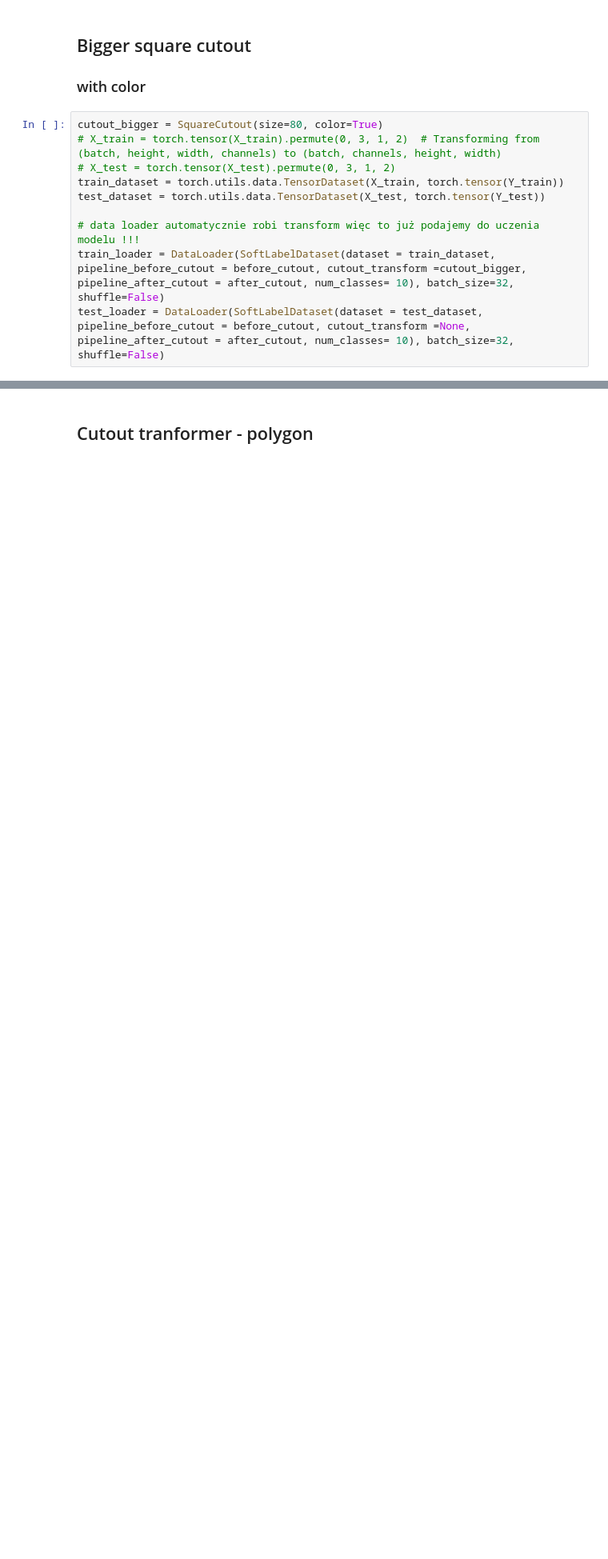
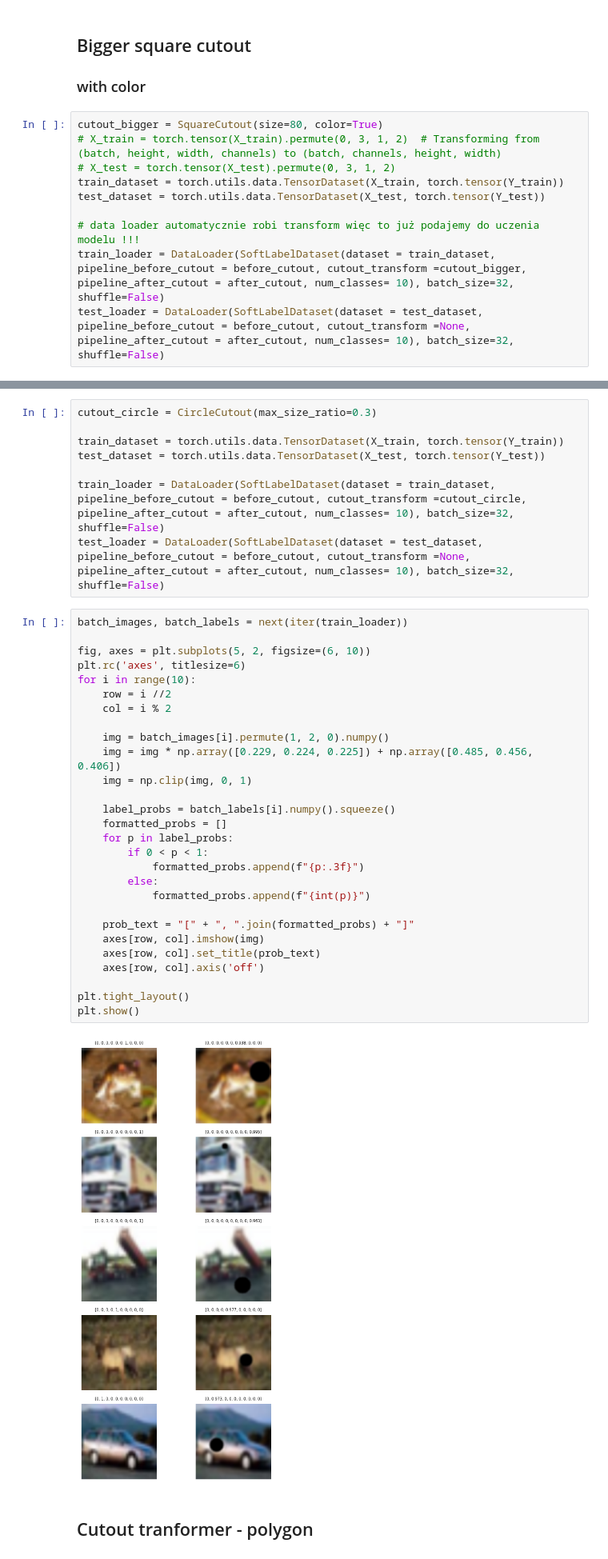
Before and after one commit to sienkozuzanna/cutout-augmentation, a Jupyter notebook: main.ipynb, the cells around one changed output, grey strips where cells are left out. Shown at 80% size. Drawn from its saved outputs; the diff is of its cells as text; blank space fills up the shorter version.

Commit message:
circle cutout

```diff
--- a/main.ipynb
+++ b/main.ipynb
@@ -247,3 +249,41 @@ plt.show()
+# %%
+cutout_circle = CircleCutout(max_size_ratio=0.3)
+
+train_dataset = torch.utils.data.TensorDataset(X_train, torch.tensor(Y_train))
+test_dataset = torch.utils.data.TensorDataset(X_test, torch.tensor(Y_test))
+
+train_loader = DataLoader(SoftLabelDataset(dataset = train_dataset, pipeline_before_cutout = before_cutout, cutout_transform =cutout_circle, pipeline_after_cutout = after_cutout, num_classes= 10), batch_size=32, shuffle=False)
+test_loader = DataLoader(SoftLabelDataset(dataset = test_dataset, pipeline_before_cutout = before_cutout, cutout_transform =None, pipeline_after_cutout = after_cutout, num_classes= 10), batch_size=32, shuffle=False)
+# %%
+batch_images, batch_labels = next(iter(train_loader))
+
+fig, axes = plt.subplots(5, 2, figsize=(6, 10))
+plt.rc('axes', titlesize=6)
+for i in range(10):
+    row = i //2
+    col = i % 2
+
+    img = batch_images[i].permute(1, 2, 0).numpy()
+    img = img * np.array([0.229, 0.224, 0.225]) + np.array([0.485, 0.456, 0.406])
+    img = np.clip(img, 0, 1)
+
+    label_probs = batch_labels[i].numpy().squeeze()
+    formatted_probs = []
+    for p in label_probs:
+        if 0 < p < 1:
+            formatted_probs.append(f"{p:.3f}")
+        else:
+            formatted_probs.append(f"{int(p)}")
+
+    prob_text = "[" + ", ".join(formatted_probs) + "]"
+    axes[row, col].imshow(img)
+    axes[row, col].set_title(prob_text)
+    axes[row, col].axis('off')
+
+plt.tight_layout()
+plt.show()
+# %% [output]
+[figure, added]
 # %% [markdown]
 ## Cutout tranformer - polygon
 # %%
```
Also changed, not shown: parts of 1 cell of this notebook, 2 other files.
